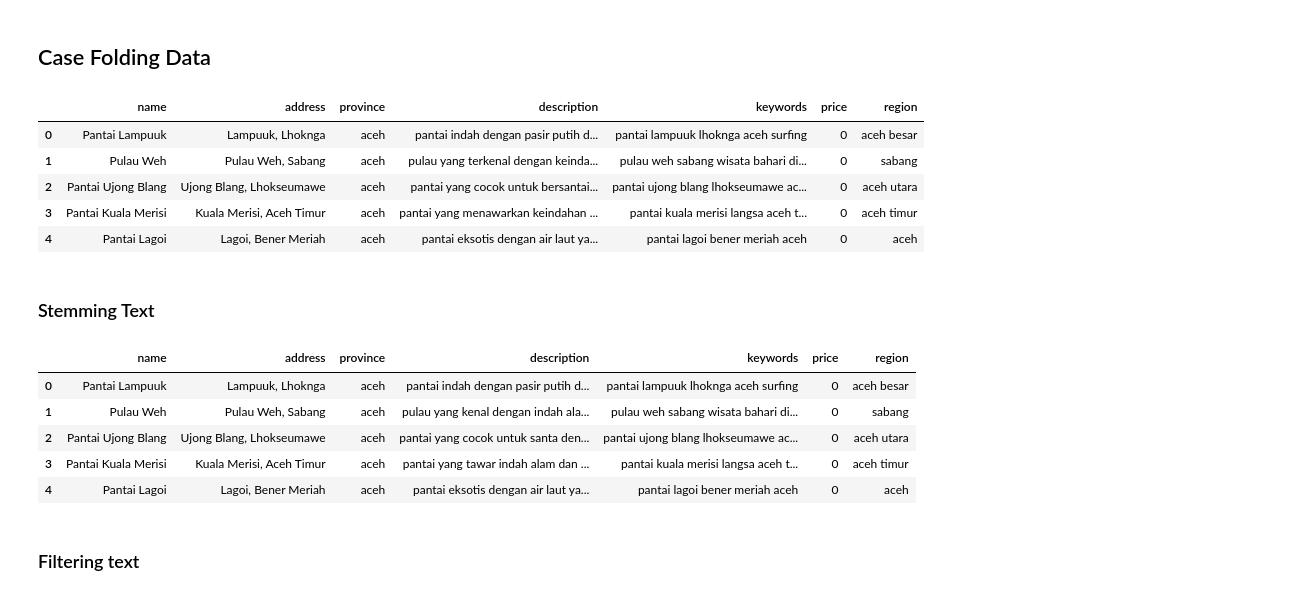
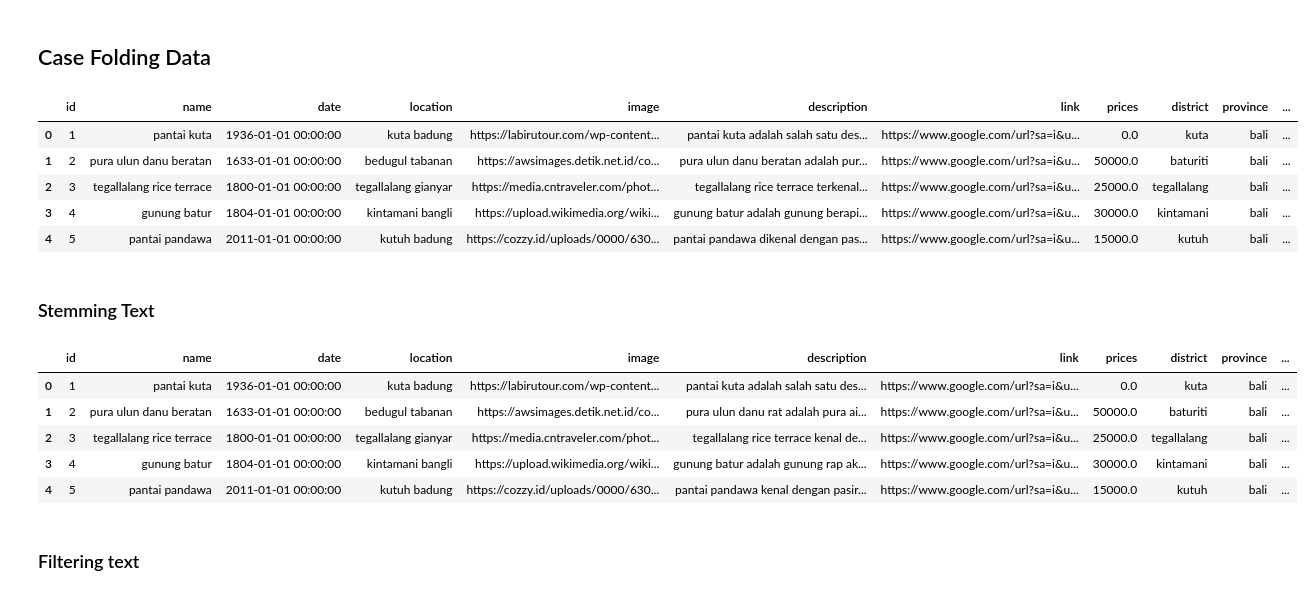
Before and after one commit to novaandini/arkanesia, a Jupyter notebook: notebooks/process_wisata_dataset.ipynb, the cells around one changed output. Saved outputs shown, nothing was run; the diff lists cells and outputs as text; code cells hidden in the pictures.

```diff
--- a/notebooks/process_wisata_dataset.ipynb
+++ b/notebooks/process_wisata_dataset.ipynb
@@ -35,0 +26,11 @@ wisata_df.head()
+# %%
+# Koneksi ke MySQL
+engine = create_engine(os.getenv("DATABASE_URL"))
+
+# Query SQL
+query = "SELECT * FROM tour"
+
+# Baca data ke DataFrame
+wisata_df = pd.read_sql(query, engine)
+
+wisata_df.head()
@@ -84,3 +99,0 @@ memory usage: 413.2+ KB
-# %%
-wisata_df['region'] = wisata_df['regency']
-wisata_df.drop(['category', 'city', 'regency'], axis=1, inplace=True)
@@ -89,2 +99,0 @@ wisata_df.to_csv("../data/wisata.csv", index=True)
-# %%
-wisata_df['address'] = wisata_df['address'].fillna('unknown')
@@ -105,37 +103,39 @@ dtype: int64
 ## Cleaning Data
 # %%
 wisata_cleaned_df = pd.DataFrame(wisata_df)
+wisata_cleaned_df['name'] = wisata_cleaned_df['name'].apply(cleaningText)
+wisata_cleaned_df['location'] = wisata_cleaned_df['location'].apply(cleaningText)
 wisata_cleaned_df['description'] = wisata_cleaned_df['description'].apply(cleaningText)
-wisata_cleaned_df['keywords'] = wisata_cleaned_df['keywords'].apply(cleaningText)
-wisata_cleaned_df['region'] = wisata_cleaned_df['region'].apply(cleaningText)
+wisata_cleaned_df['district'] = wisata_cleaned_df['district'].apply(cleaningText)
 wisata_cleaned_df['province'] = wisata_cleaned_df['province'].apply(cleaningText)
 # %% [markdown]
 ## Case Folding Data
 # %%
+wisata_cleaned_df['name'] = wisata_cleaned_df['name'].apply(casefoldingText)
+wisata_cleaned_df['location'] = wisata_cleaned_df['location'].apply(casefoldingText)
 wisata_cleaned_df['description'] = wisata_cleaned_df['description'].apply(casefoldingText)
-wisata_cleaned_df['keywords'] = wisata_cleaned_df['keywords'].apply(casefoldingText)
-wisata_cleaned_df['region'] = wisata_cleaned_df['region'].apply(casefoldingText)
+wisata_cleaned_df['district'] = wisata_cleaned_df['district'].apply(casefoldingText)
 wisata_cleaned_df['province'] = wisata_cleaned_df['province'].apply(casefoldingText)
 wisata_cleaned_df.head()
 # %% [output]
-|  | name | address | province | description | keywords | price | region |
-| 0 | Pantai Lampuuk | Lampuuk, Lhoknga | aceh | pantai indah dengan pasir putih d... | pantai lampuuk lhoknga aceh surfing | 0 | aceh besar |
-| 1 | Pulau Weh | Pulau Weh, Sabang | aceh | pulau yang terkenal dengan keinda... | pulau weh sabang wisata bahari di... | 0 | sabang |
-| 2 | Pantai Ujong Blang | Ujong Blang, Lhokseumawe | aceh | pantai yang cocok untuk bersantai... | pantai ujong blang lhokseumawe ac... | 0 | aceh utara |
-| 3 | Pantai Kuala Merisi | Kuala Merisi, Aceh Timur | aceh | pantai yang menawarkan keindahan ... | pantai kuala merisi langsa aceh t... | 0 | aceh timur |
-| 4 | Pantai Lagoi | Lagoi, Bener Meriah | aceh | pantai eksotis dengan air laut ya... | pantai lagoi bener meriah aceh | 0 | aceh |
+|  | id | name | date | location | image | description | link | prices | district | province | ... |
+| 0 | 1 | pantai kuta | 1936-01-01 00:00:00 | kuta badung | https://labirutour.com/wp-content... | pantai kuta adalah salah satu des... | https://www.google.com/url?sa=i&u... | 0.0 | kuta | bali | ... |
+| 1 | 2 | pura ulun danu beratan | 1633-01-01 00:00:00 | bedugul tabanan | https://awsimages.detik.net.id/co... | pura ulun danu beratan adalah pur... | https://www.google.com/url?sa=i&u... | 50000.0 | baturiti | bali | ... |
+| 2 | 3 | tegallalang rice terrace | 1800-01-01 00:00:00 | tegallalang gianyar | https://media.cntraveler.com/phot... | tegallalang rice terrace terkenal... | https://www.google.com/url?sa=i&u... | 25000.0 | tegallalang | bali | ... |
+| 3 | 4 | gunung batur | 1804-01-01 00:00:00 | kintamani bangli | https://upload.wikimedia.org/wiki... | gunung batur adalah gunung berapi... | https://www.google.com/url?sa=i&u... | 30000.0 | kintamani | bali | ... |
+| 4 | 5 | pantai pandawa | 2011-01-01 00:00:00 | kutuh badung | https://cozzy.id/uploads/0000/630... | pantai pandawa dikenal dengan pas... | https://www.google.com/url?sa=i&u... | 15000.0 | kutuh | bali | ... |
 # %% [markdown]
 ### Stemming Text
 # %%
 wisata_cleaned_df['description'] = wisata_cleaned_df['description'].apply(stemmingText)
 wisata_cleaned_df.head()
 # %% [output]
-|  | name | address | province | description | keywords | price | region |
-| 0 | Pantai Lampuuk | Lampuuk, Lhoknga | aceh | pantai indah dengan pasir putih d... | pantai lampuuk lhoknga aceh surfing | 0 | aceh besar |
-| 1 | Pulau Weh | Pulau Weh, Sabang | aceh | pulau yang kenal dengan indah ala... | pulau weh sabang wisata bahari di... | 0 | sabang |
-| 2 | Pantai Ujong Blang | Ujong Blang, Lhokseumawe | aceh | pantai yang cocok untuk santa den... | pantai ujong blang lhokseumawe ac... | 0 | aceh utara |
-| 3 | Pantai Kuala Merisi | Kuala Merisi, Aceh Timur | aceh | pantai yang tawar indah alam dan ... | pantai kuala merisi langsa aceh t... | 0 | aceh timur |
-| 4 | Pantai Lagoi | Lagoi, Bener Meriah | aceh | pantai eksotis dengan air laut ya... | pantai lagoi bener meriah aceh | 0 | aceh |
+|  | id | name | date | location | image | description | link | prices | district | province | ... |
+| 0 | 1 | pantai kuta | 1936-01-01 00:00:00 | kuta badung | https://labirutour.com/wp-content... | pantai kuta adalah salah satu des... | https://www.google.com/url?sa=i&u... | 0.0 | kuta | bali | ... |
+| 1 | 2 | pura ulun danu beratan | 1633-01-01 00:00:00 | bedugul tabanan | https://awsimages.detik.net.id/co... | pura ulun danu rat adalah pura ai... | https://www.google.com/url?sa=i&u... | 50000.0 | baturiti | bali | ... |
+| 2 | 3 | tegallalang rice terrace | 1800-01-01 00:00:00 | tegallalang gianyar | https://media.cntraveler.com/phot... | tegallalang rice terrace kenal de... | https://www.google.com/url?sa=i&u... | 25000.0 | tegallalang | bali | ... |
+| 3 | 4 | gunung batur | 1804-01-01 00:00:00 | kintamani bangli | https://upload.wikimedia.org/wiki... | gunung batur adalah gunung rap ak... | https://www.google.com/url?sa=i&u... | 30000.0 | kintamani | bali | ... |
+| 4 | 5 | pantai pandawa | 2011-01-01 00:00:00 | kutuh badung | https://cozzy.id/uploads/0000/630... | pantai pandawa kenal dengan pasir... | https://www.google.com/url?sa=i&u... | 15000.0 | kutuh | bali | ... |
 # %% [markdown]
 ### Filtering text
 # %%
```
Also changed, not shown: parts of 13 cells of this notebook, 4 other files.
